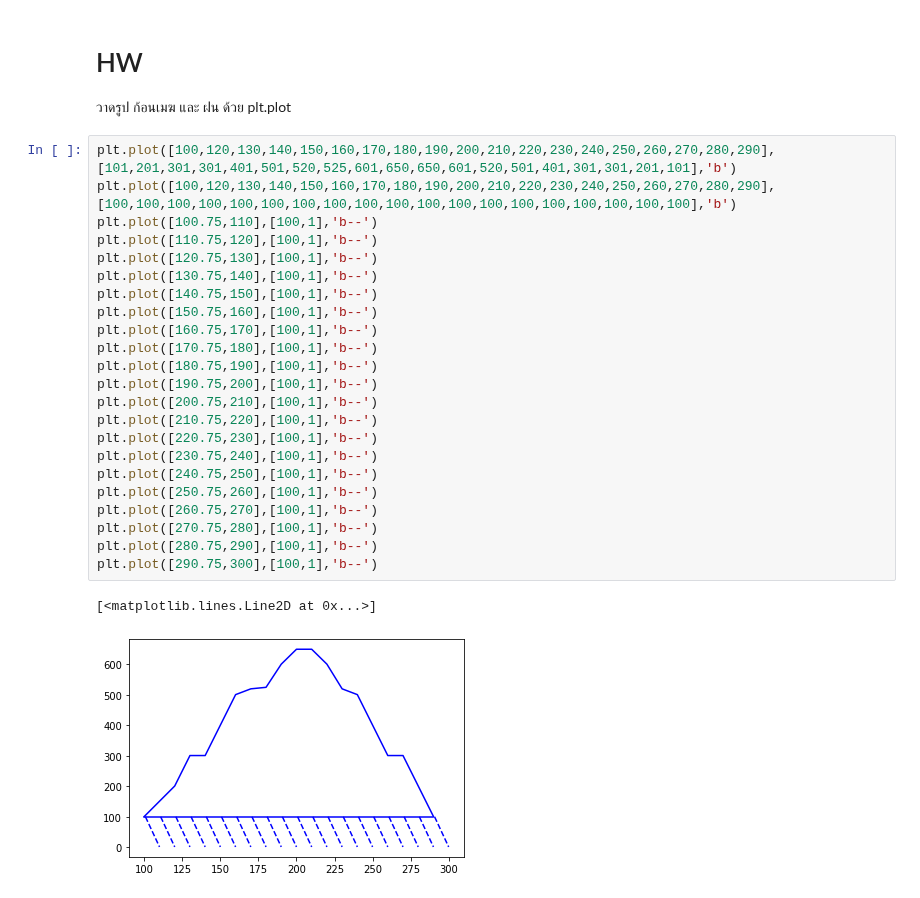
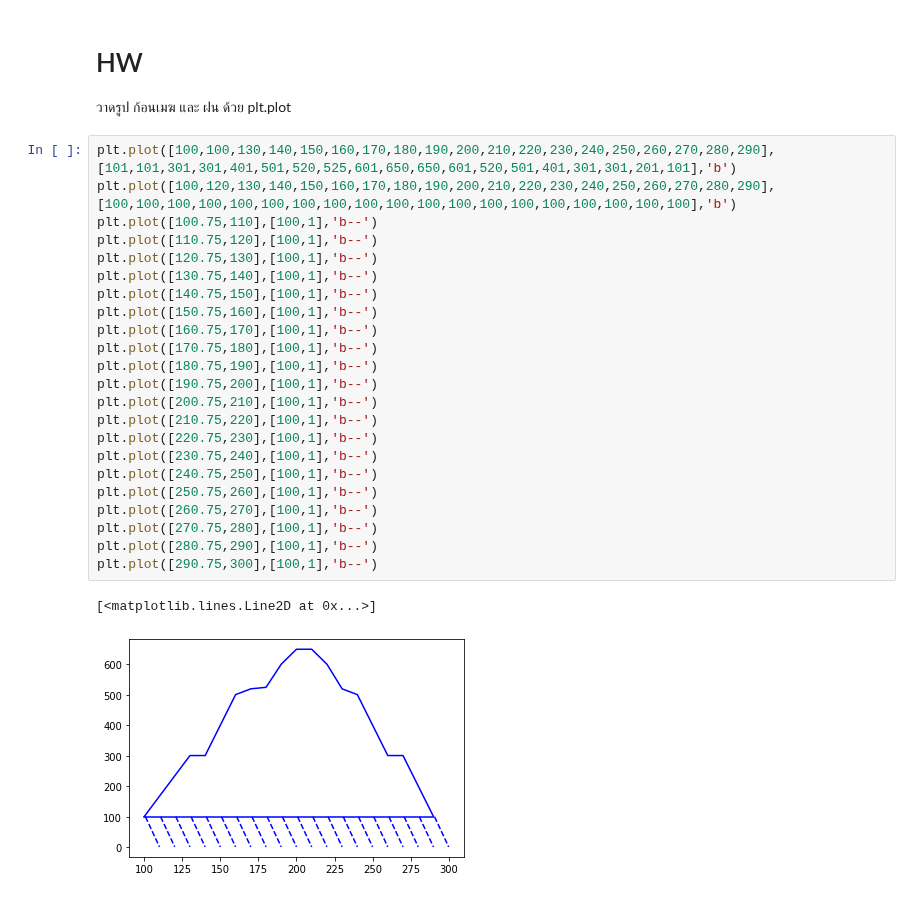
Before and after one commit to kittimaxz/data_viz_2022, a Jupyter notebook: DataViz04_Data_Comparison.ipynb, the cells around one changed output. Saved outputs shown, nothing was run; the diff lists cells and outputs as text.

```diff
--- a/DataViz04_Data_Comparison.ipynb
+++ b/DataViz04_Data_Comparison.ipynb
@@ -154,28 +154,28 @@ Text(0, 0.5, 'size (cm)')
 # HW
 วาดรูป ก้อนเมฆ และ ฝน ด้วย plt.plot
 # %%
-plt.plot([100,120,130,140,150,160,170,180,190,200,210,220,230,240,250,260,270,280,290],[101,201,301,301,401,501,520,525,601,650,650,601,520,501,401,301,301,201,101],'b')
+plt.plot([100,100,130,140,150,160,170,180,190,200,210,220,230,240,250,260,270,280,290],[101,101,301,301,401,501,520,525,601,650,650,601,520,501,401,301,301,201,101],'b')
 plt.plot([100,120,130,140,150,160,170,180,190,200,210,220,230,240,250,260,270,280,290],[100,100,100,100,100,100,100,100,100,100,100,100,100,100,100,100,100,100,100],'b')
 plt.plot([100.75,110],[100,1],'b--')
 plt.plot([110.75,120],[100,1],'b--')
 plt.plot([120.75,130],[100,1],'b--')
 plt.plot([130.75,140],[100,1],'b--')
 plt.plot([140.75,150],[100,1],'b--')
 plt.plot([150.75,160],[100,1],'b--')
 plt.plot([160.75,170],[100,1],'b--')
 plt.plot([170.75,180],[100,1],'b--')
 plt.plot([180.75,190],[100,1],'b--')
 plt.plot([190.75,200],[100,1],'b--')
 plt.plot([200.75,210],[100,1],'b--')
 plt.plot([210.75,220],[100,1],'b--')
 plt.plot([220.75,230],[100,1],'b--')
 plt.plot([230.75,240],[100,1],'b--')
 plt.plot([240.75,250],[100,1],'b--')
 plt.plot([250.75,260],[100,1],'b--')
 plt.plot([260.75,270],[100,1],'b--')
 plt.plot([270.75,280],[100,1],'b--')
 plt.plot([280.75,290],[100,1],'b--')
 plt.plot([290.75,300],[100,1],'b--')
 # %% [output]
 [<matplotlib.lines.Line2D at 0x...>]
-[figure, old version]
+[figure, new version]
```
